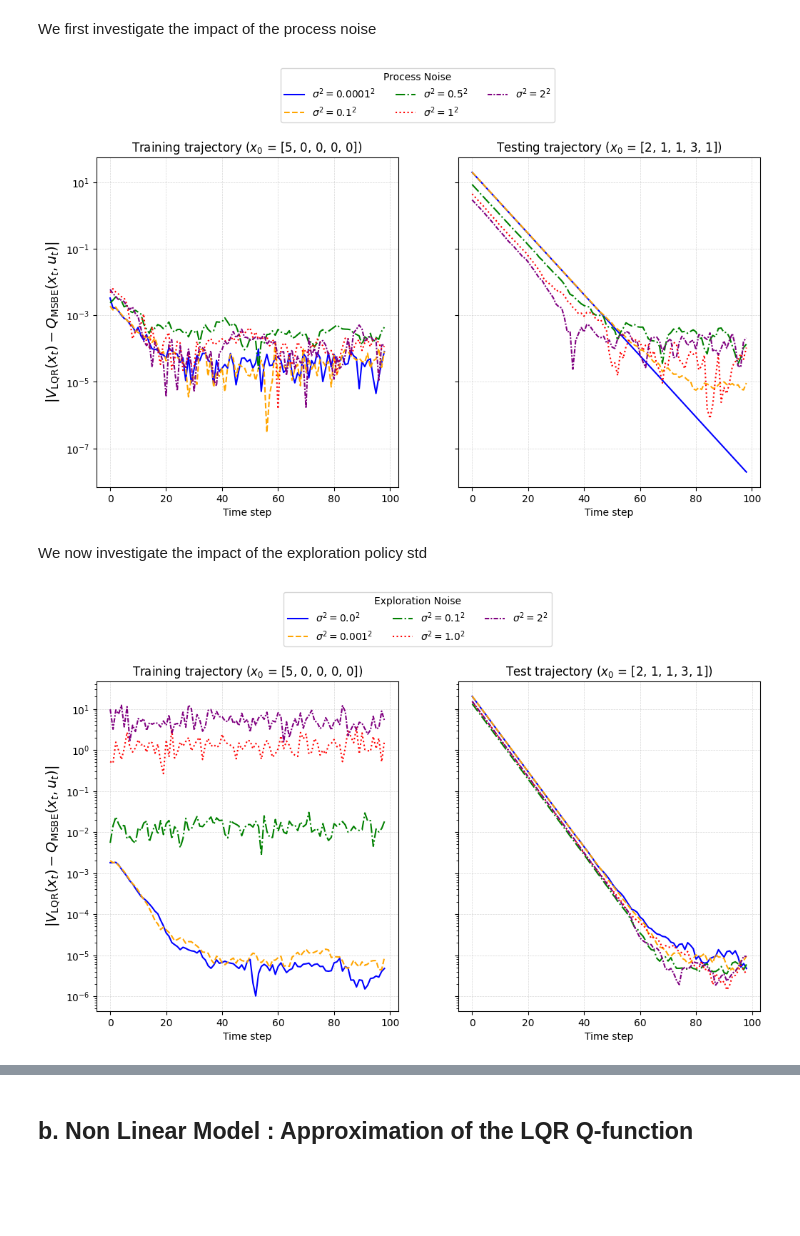
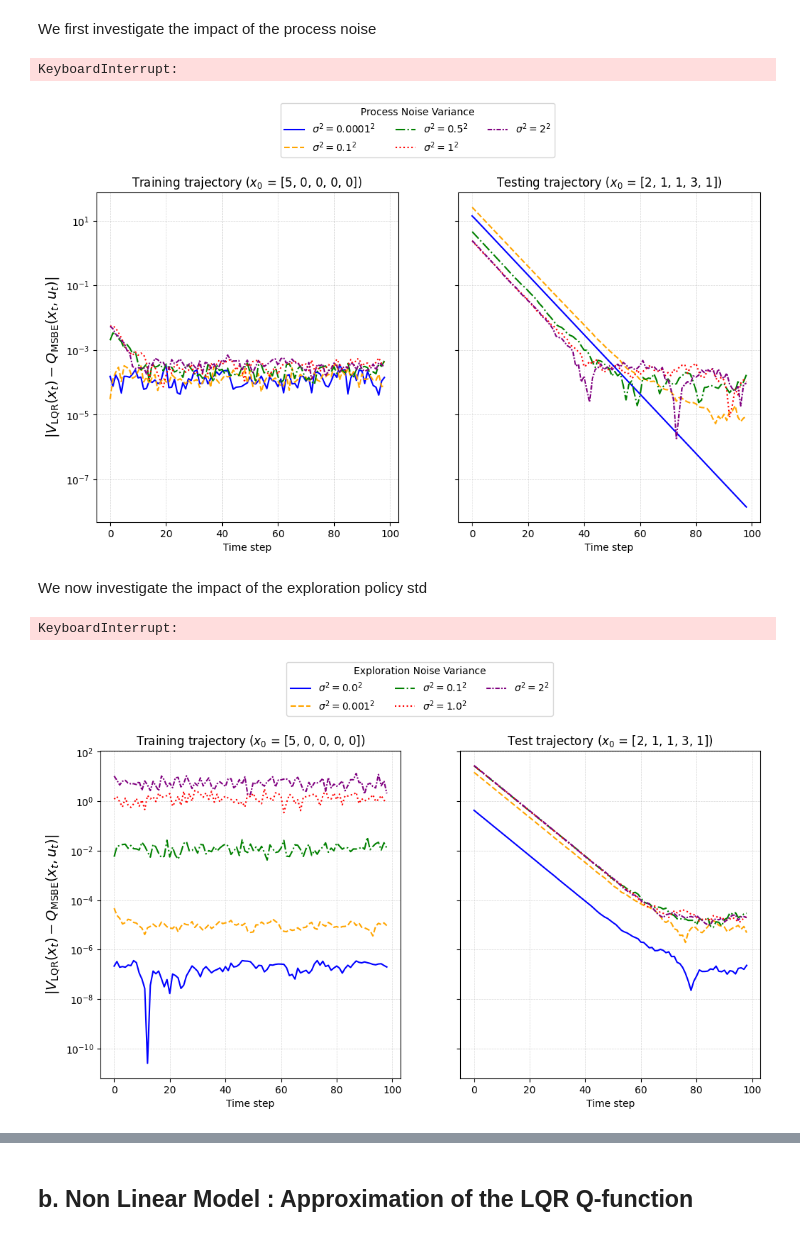
Before and after one commit to TheoHanon/Stochastic-Optimal-Control, a Jupyter notebook: PartIV/partIV.ipynb, the cells around one changed output, grey strips where cells are left out. Saved outputs shown, nothing was run; the diff lists cells and outputs as text; code cells hidden in the pictures; blank space fills up the shorter version.

Commit message:
Refine legend positioning and enhance save functionality in show_trajectories

```diff
--- a/PartIV/partIV.ipynb
+++ b/PartIV/partIV.ipynb
@@ -8,6 +8,8 @@ import utils
 from scipy.stats import multivariate_normal
 from scipy.optimize import minimize
 import matplotlib.pyplot as plt
+# %%
+SOURCE = "./results/"
 # %% [markdown]
 ## Prerequesite
 # %% [markdown]
@@ -90,7 +92,7 @@ def compute_next_states_probs(x : np.ndarray, u : np.ndarray, transition_kernel
 # %% [markdown]
 and the function to compute the MSBE
 # %%
-def compute_MSBE(data, transition_kernel, psi_Q_func, psi_eta_vect, model_str = "lin", policy : callable = model.LQR_policy):
+def compute_MSBE(data, transition_kernel, psi_Q_func, psi_eta_vect, model_str = "lin", policy : callable = model.LQR_policy, treshold_iter : int = 0):
     """
     Computes the Mean-Squared Bellman Error (MSBE) for a given dataset and policy.
 
@@ -111,7 +113,10 @@ def compute_MSBE(data, transition_kernel, psi_Q_func, psi_eta_vect, model_str =
     A = np.zeros((theta_dim, theta_dim))
     b = np.zeros(theta_dim)
 
-    for x_i, u_i in zip(data[0].T, data[1].T):
+    for i, (x_i, u_i) in enumerate(zip(data[0].T, data[1].T)):
+
+        if i < treshold_iter:
+            continue
 
         next_states_probs = compute_next_states_probs(x_i, u_i, transition_kernel, model_str=model_str)
         cond_expectation  = cond_expect(policy, psi_Q_func, next_states_probs)
@@ -127,7 +132,7 @@ def compute_MSBE(data, transition_kernel, psi_Q_func, psi_eta_vect, model_str =
     A /= n_step
     b /= n_step
 
-    A += np.eye(theta_dim) * 1e-6  # Regularization
+    A += np.eye(theta_dim) * 1e-12  # Regularization
 
     # Solve the linear system
     theta_MSBE = np.linalg.solve(A, b)
@@ -151,14 +156,12 @@ def policy_improvement_MSBE(initial_policy, psi_func, psi_eta_vect, transition_k
     theta_MSBE = None
     policy = initial_policy
 
+    def improved_policy(x, theta):
+        return - np.sum(theta[4:7]*x[4:7]) / (2*theta[3])
+
     for iter in range(max_iter):
         theta_MSBE = compute_MSBE(data, transition_kernel, psi_func, psi_eta_vect, model_str=model_str, policy=policy)
-
-        def improved_policy(x):
-            res = minimize(lambda u : psi_func(x, u) @ theta_MSBE, 1)
-            return res.x
-
-        policy = improved_policy
+        policy = lambda x: improved_policy(x, theta = theta_MSBE)
 
     return theta_MSBE
 # %% [markdown]
@@ -186,6 +189,7 @@ def generate_finite_kernel(n_noises: int, noise_std: float, k: int = 2) -> list:
     # Generate a grid of noise values for both dimensions
     noise_values_1d = np.linspace(x_min, x_max, n_noises, endpoint=True)
     grid_x, grid_y = np.meshgrid(noise_values_1d, noise_values_1d)
+    dx, dy = grid_x[0, 1] - grid_x[0, 0], grid_y[1, 0] - grid_y[0, 0]
     noise_vectors = np.column_stack([grid_x.ravel(), grid_y.ravel()])  # Shape: (n_noises^2, 2)
 
     # Define the 2D Gaussian distribution
@@ -194,7 +198,7 @@ def generate_finite_kernel(n_noises: int, noise_std: float, k: int = 2) -> list:
     mvn = multivariate_normal(mean=mean, cov=cov)
 
     # Compute probabilities for each noise vector
-    probabilities = mvn.pdf(noise_vectors)
+    probabilities = mvn.pdf(noise_vectors) * dx * dy  # Multiply by the grid cell area
     probabilities /= np.sum(probabilities)  # Normalize to sum to 1
 
     # Return the noise vectors and their probabilities
@@ -283,6 +291,8 @@ for noise_std in noises_std:
             "V_MSBE_train" : np.mean(V_msbe_train, axis = 0),
             "V_MSBE_test" : np.mean(V_msbe_test, axis = 0)
         }
+# %% [output]
+KeyboardInterrupt:
 # %%
 fig, (ax1, ax2) = plt.subplots(1, 2, figsize=(12, 6), sharey=True)
 linestyles = ['-', '--', '-.', ':', (0, (3, 1, 1, 1))]
@@ -294,7 +304,7 @@ for (noise_std, V_function_noise), linestyle, color in zip(V_function_noises.ite
 
 handles, labels = ax1.get_legend_handles_labels()
 by_label = dict(zip(labels, handles))
-fig.legend(by_label.values(), by_label.keys(), loc='upper center', ncol=3, bbox_to_anchor=(0.5, 1.1), title = "Process Noise")
+fig.legend(by_label.values(), by_label.keys(), loc='upper center', ncol=3, bbox_to_anchor=(0.5, 1.1), title = "Process Noise Variance")
 
 ax1.set_title(rf"Training trajectory ($x_0$ = {x0_train})")
 ax1.set_xlabel("Time step")
@@ -305,9 +315,10 @@ ax2.set_title(rf"Testing trajectory ($x_0$ = {x0_test})")
 ax2.set_xlabel("Time step")
 ax2.grid(True,linestyle='--', linewidth=0.5, alpha=0.5)
 
+plt.savefig(SOURCE + "/linear_noise_std.pdf", dpi = 300, bbox_inches='tight')
 plt.show()
 # %% [output]
-[figure, old version]
+[figure, new version]
 # %% [markdown]
 We now investigate the impact of the exploration policy std
 # %%
@@ -357,6 +368,8 @@ for noise_explo in noises_explo:
         "V_msbe_test_mean": np.mean(V_msbe_test_vals, axis=0),
 
     }
+# %% [output]
+KeyboardInterrupt:
 # %%
 fig, (ax1, ax2) = plt.subplots(1, 2, figsize=(12, 6), sharey=True)
 
@@ -373,33 +386,33 @@ for (noise_std, stats), linestyle, color in zip(V_function_explo.items(), linest
 
     ax1.semilogy(
         np.clip(train_error_mean, 1e-18, None),
         label=fr"$\sigma^2 = {noise_std}^2$",
         linestyle=linestyle,
         color=color,
     )
 
     ax2.semilogy(
         np.clip(test_error_mean, 1e-18, None),
         label=fr"$\sigma^2 = {noise_std}^2$",
         linestyle=linestyle,
         color=color,
     )
 
 # Add shared legend
 handles, labels = ax1.get_legend_handles_labels()
 by_label = dict(zip(labels, handles))
-fig.legend(by_label.values(), by_label.keys(), loc='upper center', ncol=3, bbox_to_anchor=(0.5, 1.1), title="Exploration Noise")
+fig.legend(by_label.values(), by_label.keys(), loc='upper center', ncol=3, bbox_to_anchor=(0.5, 1.1), title="Exploration Noise Variance")
 
 # Customize the subplots
 ax1.set_title(rf"Training trajectory ($x_0$ = {x0_train})")
 ax1.set_xlabel("Time step")
 ax1.set_ylabel(r"$|V_{\text{LQR}}(x_t) - Q_{\text{MSBE}}(x_t, u_t)|$", fontsize=14)
 ax1.grid(True, linestyle='--', linewidth=0.5, alpha=0.5)
 
 ax2.set_title(rf"Test trajectory ($x_0$ = {x0_test})")
 ax2.set_xlabel("Time step")
 ax2.grid(True,linestyle='--', linewidth=0.5, alpha=0.5)
-
+plt.savefig(SOURCE + "/linear_exploration_std.pdf", dpi = 300, bbox_inches='tight')
 plt.show()
 # %% [output]
-[figure, old version]
+[figure, new version]
```
Also changed, not shown: parts of 21 cells of this notebook, 4 other files.
